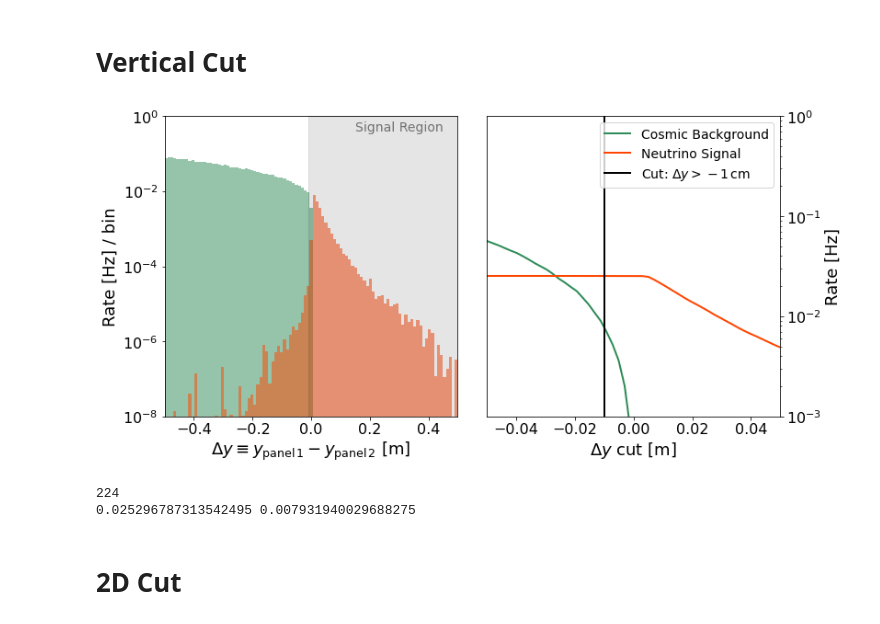
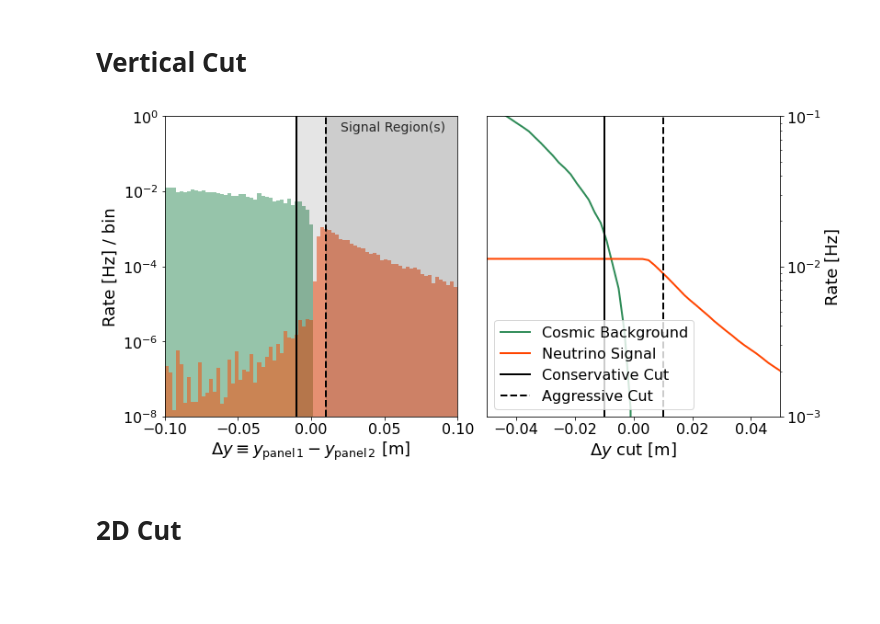
Before and after one commit to nickkamp1/Lake_Geneva_Neutrinos, a Jupyter notebook: Cosmics/SurfaceMuonBackgroundEstimate.ipynb, the cells around one changed output. Drawn from its saved outputs; the diff is of its cells as text; code cells hidden in the pictures; blank space fills up the shorter version.

```diff
--- a/Cosmics/SurfaceMuonBackgroundEstimate.ipynb
+++ b/Cosmics/SurfaceMuonBackgroundEstimate.ipynb
@@ -38,10 +42,10 @@ c = 3e-1 # m / ns
 # %% [markdown]
 # Load the neutrinos
 # %%
-siren_data = pd.concat((pd.read_parquet("../Data/SIREN/Output/Surface_1km_Spacking/LHCb_LHC13_EPOSLHC_light_14.parquet"),
-                        pd.read_parquet("../Data/SIREN/Output/Surface_1km_Spacking/LHCb_LHC13_EPOSLHC_light_-14.parquet"),
-                        pd.read_parquet("../Data/SIREN/Output/Surface_1km_Spacking/LHCb_LHC13_BKSS_charm_14.parquet"),
-                        pd.read_parquet("../Data/SIREN/Output/Surface_1km_Spacking/LHCb_LHC13_BKSS_charm_-14.parquet")))
+siren_data = pd.concat((pd.read_parquet("../Data/SIREN/Output/Surface_1km_Spacing/LHCb_LHC13_EPOSLHC_light_14.parquet"),
+                        pd.read_parquet("../Data/SIREN/Output/Surface_1km_Spacing/LHCb_LHC13_EPOSLHC_light_-14.parquet"),
+                        pd.read_parquet("../Data/SIREN/Output/Surface_1km_Spacing/LHCb_LHC13_BKSS_charm_14.parquet"),
+                        pd.read_parquet("../Data/SIREN/Output/Surface_1km_Spacing/LHCb_LHC13_BKSS_charm_-14.parquet")))
 # %% [markdown]
 # Load the cosmics
 # %%
@@ -59,4 +63,6 @@ singles_rate = (len(cosmic_data_hit1)+len(cosmic_data_hit2))*rate/Ngen
 print("Singles rate = ",singles_rate)
 cosmic_data = data.query("hitboth==1")
 print("Coincidence rate = ",len(cosmic_data)*rate/Ngen)
+cosmic_rate_dict["No Cuts"] = len(cosmic_data)*rate/Ngen/eff_duty_factor
+cosmic_rate_dict["Beam Timing"] = len(cosmic_data)*rate/Ngen
 # %% [output]
@@ -120,7 +141,10 @@ print(sum(nu_data.weights)/n_seconds_HLLHC)
 # %% [markdown]
 ## Time delay w.r.t. beam trigger
 # %%
-bin_centers = [67440,70773,74107]
+bin_centers = [67440,
+               #70773,
+               #74107
+              ]
 bw = 5
 
 fig,ax = plt.subplots(1,3,figsize=(18,6),sharey=True)
@@ -129,7 +153,7 @@ for ib,bc in enumerate(bin_centers):
     d,b,_ = ax[ib].hist(nu_data["beam_timing"]-bc,weights=nu_data["weights"]/n_seconds_HLLHC,
                 bins=np.linspace(0,bw,50),#np.linspace(bc-bw/2,bc+bw/2,100),
                 alpha=0.5,color=nu_color,label="Neutrino Signal")
-    print(sum(d[b[:-1]>3])/sum(d))
+    beam_timing_loss = sum(d[b[:-1]<=3])/sum(d)
     ax[ib].set_xlabel(r"$t_{\nu\,{\rm signal}} - (t_{pp\,{\rm collision}} + %d)$ [ns]"%bc)
     ax[ib].text(bw-1,0.01,"Detector %d"%(ib+1),fontsize=14,
                 bbox=dict(facecolor='white', edgecolor='black',boxstyle='round'))
@@ -140,4 +164,5 @@ ax[0].set_ylabel("Rate [Hz] / bin")
 ax[0].set_ylim(1e-6,2e-2)
 plt.savefig("Figures/BeamTiming.pdf",dpi=100)
 plt.show()
+nu_rate_dict["Beam Timing"] = beam_timing_loss * nu_rate_dict["No Cuts"]
 # %% [output]
@@ -173,4 +195,6 @@ cosmic_data_time_cut = cosmic_data.query("delta_t > 8 and delta_t < 10")
 nu_data_time_cut = nu_data.query("delta_t > 8 and delta_t < 10")
 print("True coincidence rate w/ time cut = ",len(cosmic_data_time_cut)*rate/Ngen)
 print("Accidnetal coincidence rate w/ time cut = ",singles_rate* 1.62e3 * 2e-9)
+nu_rate_dict["Panel $\\Delta t$"] = beam_timing_loss*sum(nu_data_time_cut["weights"])/n_seconds_HLLHC
+cosmic_rate_dict["Panel $\\Delta t$"] = len(cosmic_data_time_cut)*rate/Ngen
 # %% [output]
@@ -266,52 +291,57 @@ plt.show()
 # %%
 fig,ax = plt.subplots(1,2,figsize=(12,6))
 fig.subplots_adjust(wspace=0.1)
 
-ax[0].hist(cosmic_data_time_cut["muon_height_difference"],bins=np.linspace(-0.5,0.5,100),weights=rate/Ngen*np.ones_like(cosmic_data_time_cut["muon_height_difference"]),
+hist_bins = np.linspace(-0.1,0.1,80)
+
+ax[0].hist(cosmic_data_time_cut["muon_height_difference"],bins=hist_bins,weights=rate/Ngen*np.ones_like(cosmic_data_time_cut["muon_height_difference"]),
            alpha=0.5,label="Cosmic Background",color=cosmic_color)
-ax[0].hist(nu_data_time_cut["muon_height_difference"],bins=np.linspace(-0.5,0.5,100),weights=nu_data_time_cut["weights"]/n_seconds_HLLHC,
+ax[0].hist(nu_data_time_cut["muon_height_difference"],bins=hist_bins,weights=nu_data_time_cut["weights"]/n_seconds_HLLHC,
            alpha=0.5,label="Neutrino Signal",color=nu_color)
 vertical_resolution_array = np.linspace(-0.05,0.05,50)
 bkg_rate = np.empty_like(vertical_resolution_array)
 sig_rate = np.empty_like(vertical_resolution_array)
-for i,vertical_cut in enumerate(vertical_resolution_array):
-    num_bkg = sum(cosmic_data_time_cut["muon_height_difference"] >= vertical_cut)
-    num_sig = sum(nu_data_time_cut.query("muon_height_difference > @vertical_cut")["weights"])
+for i,vc in enumerate(vertical_resolution_array):
+    num_bkg = sum(cosmic_data_time_cut["muon_height_difference"] >= vc)
+    num_sig = sum(nu_data_time_cut.query("muon_height_difference > @vc")["weights"])
     bkg_rate[i] = rate*num_bkg/Ngen
     sig_rate[i] = num_sig / n_seconds_HLLHC
 ax[1].plot(vertical_resolution_array,bkg_rate,label="Cosmic Background",color=cosmic_color)
 ax[1].plot(vertical_resolution_array,sig_rate,label="Neutrino Signal",color=nu_color)
 ax[0].fill_between([-0.01,0.5],[1,1],color="black",alpha=0.1)
-ax[0].text(0.15,0.4,"Signal Region",color="black",alpha=0.5,fontsize=14)
-ax[0].set_xlim(-0.5,0.5)
+ax[0].fill_between([0.01,0.5],[1,1],color="black",alpha=0.1)
+ax[0].plot([-0.01,-0.01],[1e-8,1],color="black")
+ax[0].plot([0.01,0.01],[1e-8,1],color="black",ls="--")
+ax[0].text(0.02,0.4,"Signal Region(s)",color="black",alpha=0.8,fontsize=14)
+ax[0].set_xlim(hist_bins[0],hist_bins[-1])
 ax[0].set_ylim(1e-8,1)
-ax[1].plot([-0.01,-0.01],[1e-3,1e0],color="black",label=r"Cut: $\Delta y > -1\,$cm")
+ax[1].plot([-0.01,-0.01],[1e-3,1e-1],color="black",label=r"Conservative Cut")
+ax[1].plot([0.01,0.01],[1e-3,1e-1],color="black",ls="--",label=r"Aggressive Cut")
 ax[1].set_xlim(vertical_resolution_array[0],vertical_resolution_array[-1])
-ax[1].set_ylim(1e-3,1)
+ax[1].set_ylim(1e-3,1e-1)
 ax[0].semilogy()
 ax[1].legend()
 ax[1].semilogy()
 ax[1].yaxis.tick_right()
 ax[1].yaxis.set_label_position("right")
 
 ax[0].set_xlabel(r"$\Delta y \equiv y_{\rm panel\,1} - y_{\rm panel\,2}$ [m]")
 ax[0].set_ylabel(r"Rate [Hz] / bin")
 ax[1].set_xlabel(r"$\Delta y$ cut [m]")
 ax[1].set_ylabel(r"Rate [Hz]")
 plt.savefig("Figures/VerticalCut.pdf",dpi=100)
 plt.show()
 
-vertical_cut = -0.01
-num_bkg = sum(cosmic_data_time_cut["muon_height_difference"] >= vertical_cut)
-print(num_bkg)
-num_sig = sum(nu_data_time_cut.query("muon_height_difference > @vertical_cut")["weights"])
-bkg_rate = rate*num_bkg/Ngen
-sig_rate = num_sig / n_seconds_HLLHC
-print(sig_rate,bkg_rate)
+for vc,key in zip([-0.01,0.01],
+                            ["Conservative 1D Cut","Aggresive 1D Cut"]):
+    num_bkg = sum(cosmic_data_time_cut["muon_height_difference"] >= vc)
+    num_sig = sum(nu_data_time_cut.query("muon_height_difference > @vc")["weights"])
+    bkg_rate = rate*num_bkg/Ngen
+    sig_rate = num_sig / n_seconds_HLLHC
+    nu_rate_dict[key] = sig_rate*beam_timing_loss
+    cosmic_rate_dict[key] = bkg_rate
 # %% [output]
-[figure, old version]
+[figure, new version]
-224
-0.025296787313542495 0.007931940029688275
 # %% [markdown]
 # 2D Cut
 # %%
```
Also changed, not shown: parts of 15 cells of this notebook, 5 other files.
